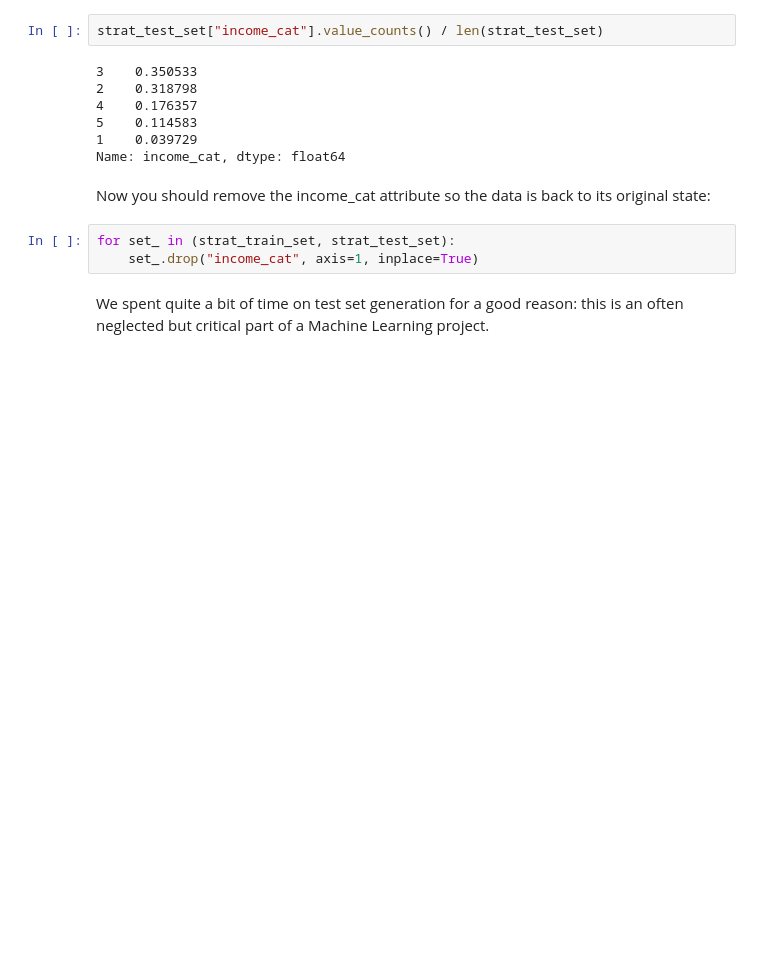
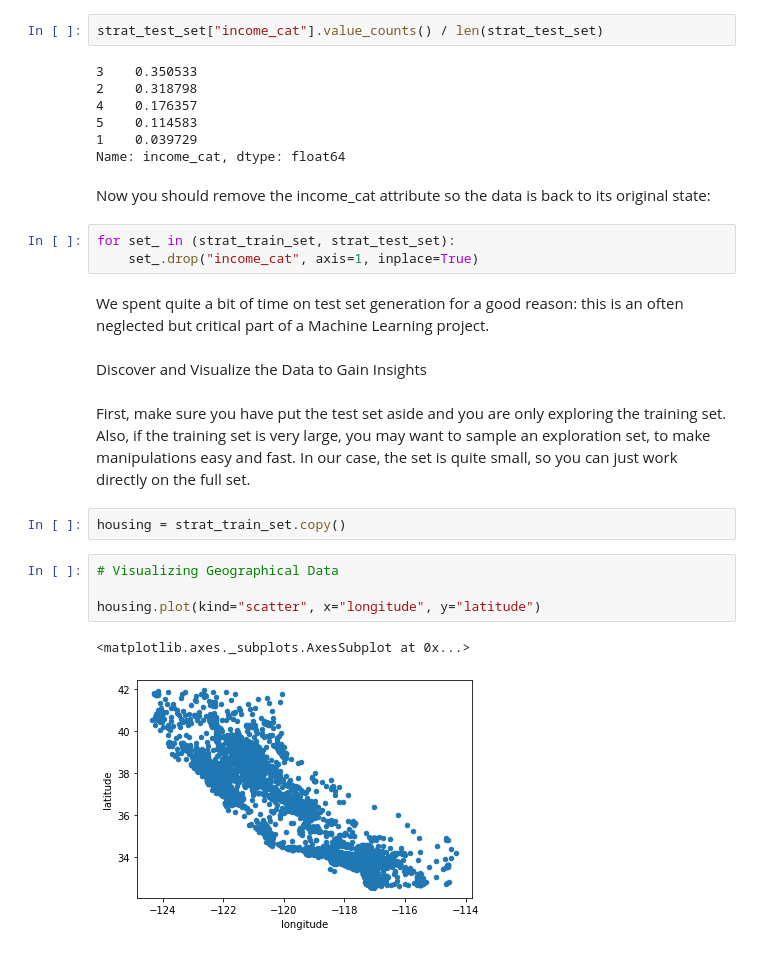
Before and after one commit to bimri/handsonml, a Jupyter notebook: Housing.ipynb, the cells around one changed output. Cells and saved outputs as stored; diff of their text form; blank space fills up the shorter version.

Commit message:
Visualizing Geographical Data

```diff
--- a/Housing.ipynb
+++ b/Housing.ipynb
@@ -234,3 +234,16 @@ for set_ in (strat_train_set, strat_test_set):
     set_.drop("income_cat", axis=1, inplace=True)
 # %% [markdown]
 We spent quite a bit of time on test set generation for a good reason: this is an often neglected but critical part of a Machine Learning project.
+# %% [markdown]
+Discover and Visualize the Data to Gain Insights
+# %% [markdown]
+First, make sure you have put the test set aside and you are only exploring the training set. Also, if the training set is very large, you may want to sample an exploration set, to make manipulations easy and fast. In our case, the set is quite small, so you can just work directly on the full set.
+# %%
+housing = strat_train_set.copy()
+# %%
+# Visualizing Geographical Data
+
+housing.plot(kind="scatter", x="longitude", y="latitude")
+# %% [output]
+<matplotlib.axes._subplots.AxesSubplot at 0x...>
+[figure, added]
```
Also changed, not shown: parts of 4 cells of this notebook.
